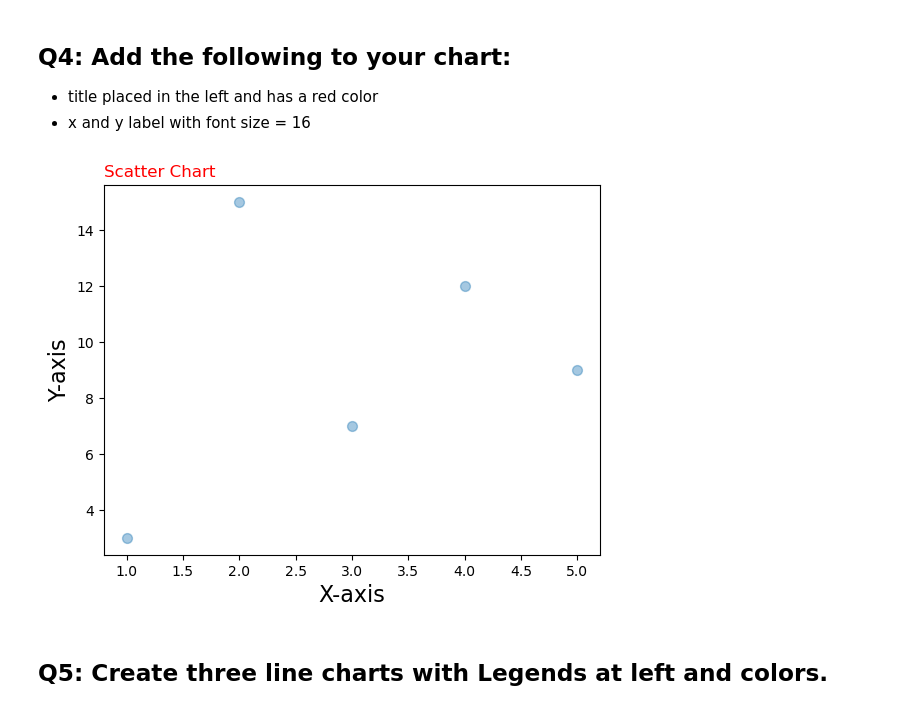
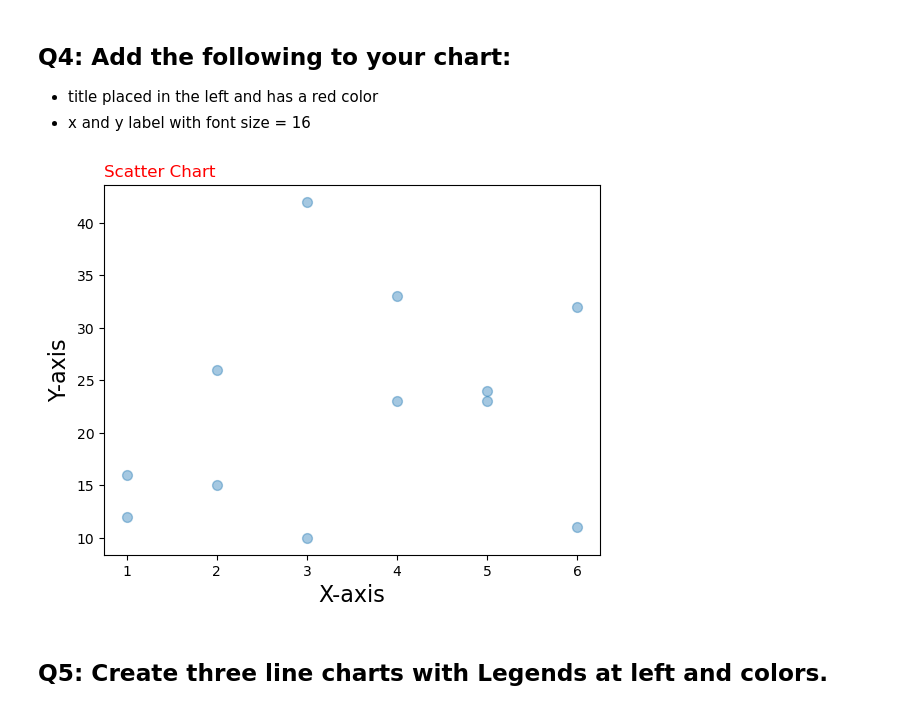
Before and after one commit to Tuwaiq-Data-Science-Bootcamp-V3/Matplotlib-Lab1, a Jupyter notebook: Matplotlib_Assignment1.ipynb, the cells around one changed output. Saved outputs shown, nothing was run; the diff lists cells and outputs as text; code cells hidden in the pictures.

```diff
--- a/Matplotlib_Assignment1.ipynb
+++ b/Matplotlib_Assignment1.ipynb
@@ -52,13 +52,13 @@ plt.show()
 - x and y label with font size = 16
 # %%
 # Adding the title, x-label, and y-label to the chart
-plt.scatter(x, y, marker='o', alpha=0.4, s=50)
+plt.scatter(x1, y1, marker='o', alpha=0.4, s=50)
 plt.title('Scatter Chart', loc='left', color='red')
 plt.xlabel('X-axis', fontsize=16)
 plt.ylabel('Y-axis', fontsize=16)
 plt.show()
 # %% [output]
-[figure, old version]
+[figure, new version]
 # %% [markdown]
 ## Q5: Create three line charts with Legends at left and colors.
 # %%
```
